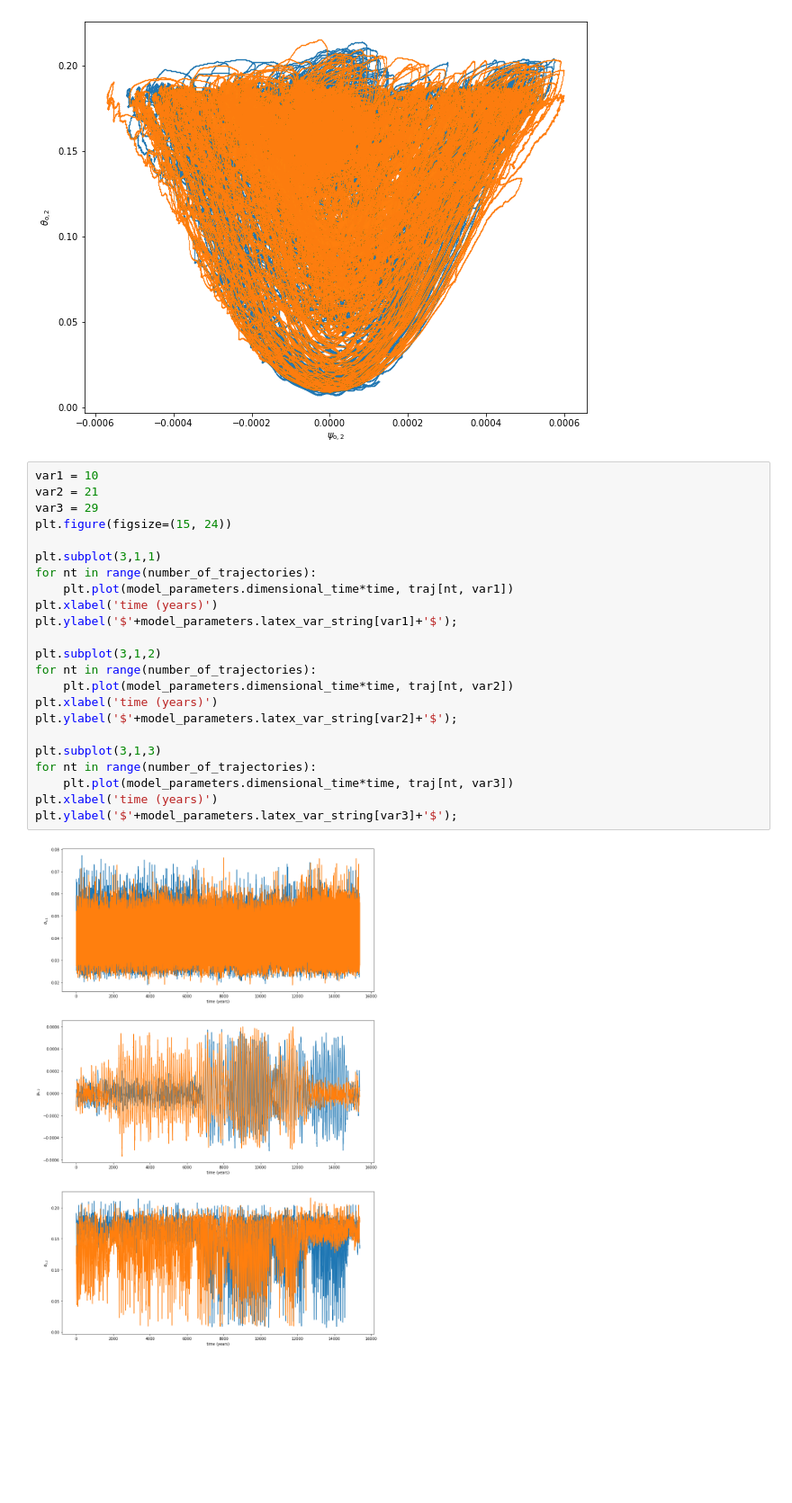
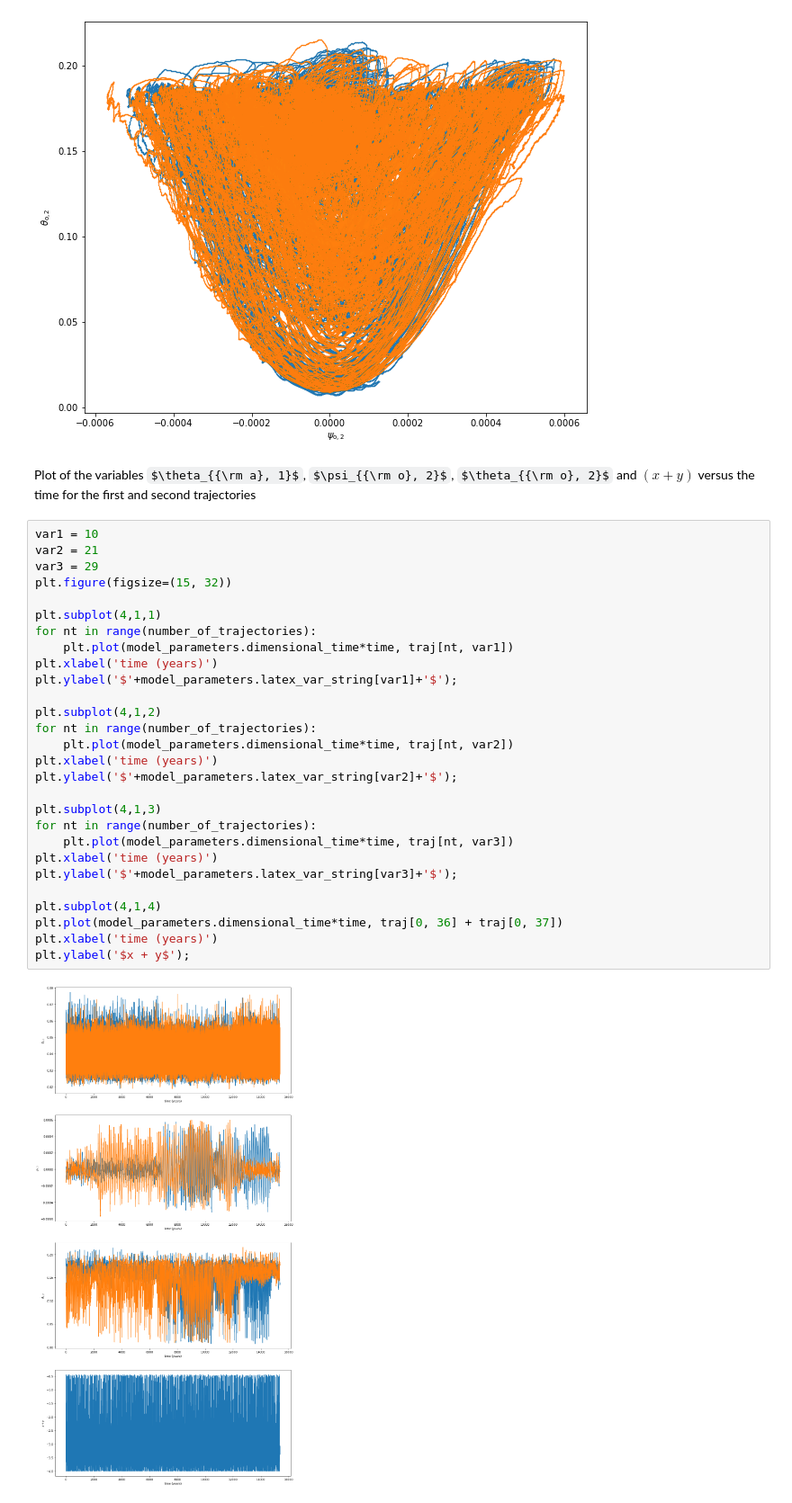
Before and after one commit to jodemaey/VDDG_ENSO_notebooks, a Jupyter notebook: vddg_enso.ipynb, the cells around one changed output. Shown at 90% size. Cells and saved outputs as stored; diff of their text form; some formulas as TeX source; blank space fills up the shorter version.

Commit message:
Update of the first notebook (typos, new plots)

```diff
--- a/vddg_enso.ipynb
+++ b/vddg_enso.ipynb
@@ -305,28 +300,35 @@ plt.xlabel('$'+model_parameters.latex_var_string[varx]+'$')
 plt.ylabel('$'+model_parameters.latex_var_string[vary]+'$');
 # %% [output]
 [figure]
+# %% [markdown]
+Plot of the variables $\theta_{{\rm a}, 1}$, $\psi_{{\rm o}, 2}$, $\theta_{{\rm o}, 2}$ and $(x+y)$ versus the time for the first and second trajectories
 # %%
 var1 = 10
 var2 = 21
 var3 = 29
-plt.figure(figsize=(15, 24))
+plt.figure(figsize=(15, 32))
 
-plt.subplot(3,1,1)
+plt.subplot(4,1,1)
 for nt in range(number_of_trajectories):
     plt.plot(model_parameters.dimensional_time*time, traj[nt, var1])
 plt.xlabel('time (years)')
 plt.ylabel('$'+model_parameters.latex_var_string[var1]+'$');
 
-plt.subplot(3,1,2)
+plt.subplot(4,1,2)
 for nt in range(number_of_trajectories):
     plt.plot(model_parameters.dimensional_time*time, traj[nt, var2])
 plt.xlabel('time (years)')
 plt.ylabel('$'+model_parameters.latex_var_string[var2]+'$');
 
-plt.subplot(3,1,3)
+plt.subplot(4,1,3)
 for nt in range(number_of_trajectories):
     plt.plot(model_parameters.dimensional_time*time, traj[nt, var3])
 plt.xlabel('time (years)')
 plt.ylabel('$'+model_parameters.latex_var_string[var3]+'$');
+
+plt.subplot(4,1,4)
+plt.plot(model_parameters.dimensional_time*time, traj[0, 36] + traj[0, 37])
+plt.xlabel('time (years)')
+plt.ylabel('$x + y$');
 # %% [output]
-[figure, old version]
+[figure, new version]
```
Also changed, not shown: parts of 18 cells of this notebook.
